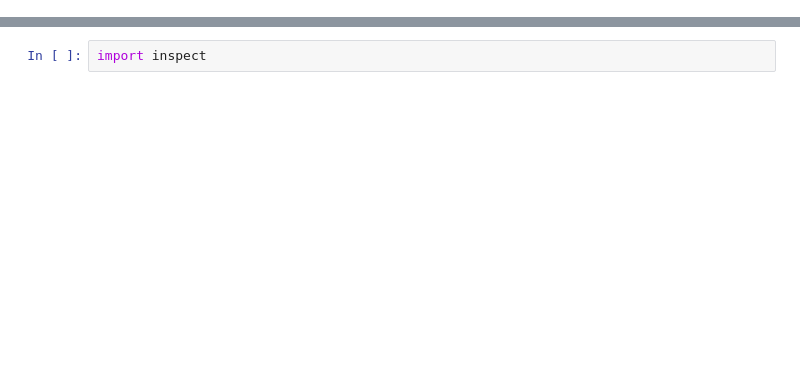
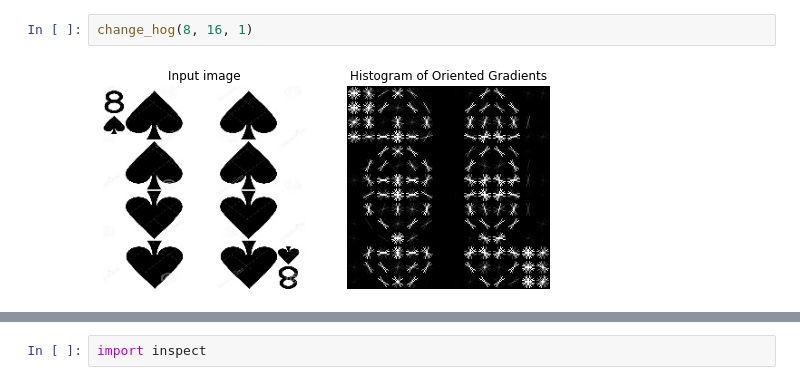
Before and after one commit to sim2000dg/fds_finalproject, a Jupyter notebook: Prove_parametri.ipynb, the cells around one changed output, grey strips where cells are left out. Cells and saved outputs as stored; diff of their text form; blank space fills up the shorter version.

```diff
--- a/Prove_parametri.ipynb
+++ b/Prove_parametri.ipynb
@@ -64,0 +33,4 @@ image.shape
+# %%
+change_hog(8, 16, 1)
+# %% [output]
+[figure, added]
```
Also changed, not shown: parts of 9 cells of this notebook.
